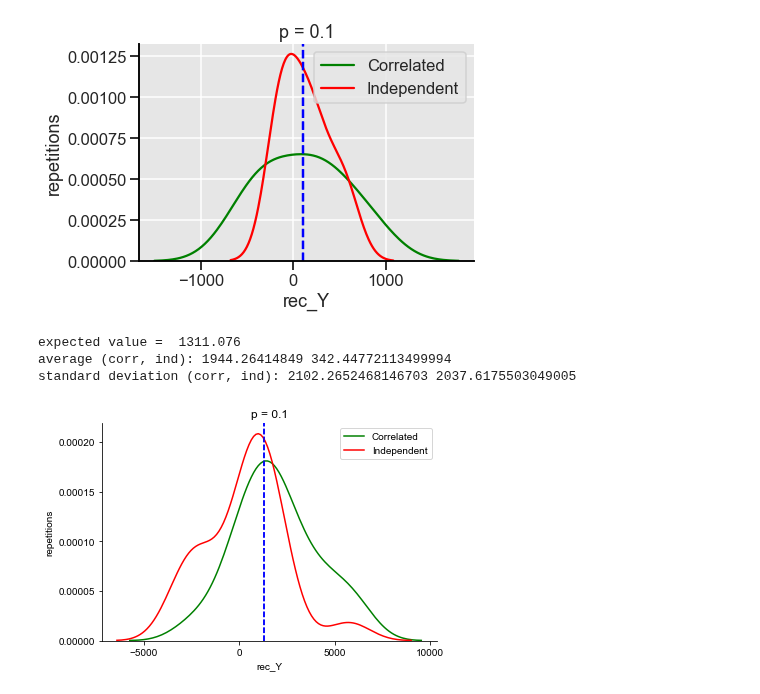
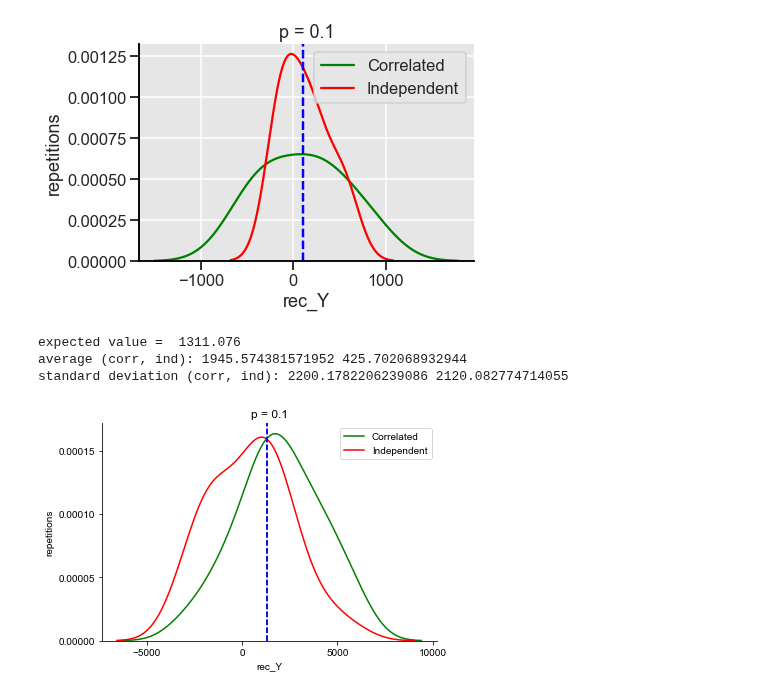
Before and after one commit to louishu17/tree_color_coding_task, a Jupyter notebook: Jupyter Vizualizations/sim2_viz.ipynb, the cells around one changed output. Cells and saved outputs as stored; diff of their text form; code cells hidden in the pictures.

```diff
--- a/Jupyter Vizualizations/sim2_viz.ipynb
+++ b/Jupyter Vizualizations/sim2_viz.ipynb
@@ -360,27 +360,27 @@ standard deviation (corr, ind): 454.82207215019133 253.9516415141518
 [figure]
 # %%
 #m, n, p, s, K
-#args2 = [20, 100, .1, 1, 4]
+#args2 = [40, 100, .1, 1, 4]
 exp = 1311.076
 plt.axvline(exp, 0,1, color='blue', linestyle = '--')
-rec_Y_corr = [3516.875, 2476.795, 1563.048, 4679.34, 4228.255, -682.899, 923.302, -2345.827, 5771.678, 1669.456, 1890.869, 2206.568, 314.305, 406.443, 534.876, 6150.866, 1166.572966, 2976.185403, 1784.949169, -346.3745682]
+rec_Y_corr = [3516.875, 2476.795, 1563.048, 4679.34, 4228.255, -682.899, 923.302, -2345.827, 5771.678, 1669.456, 1890.869, 2206.568, 314.305, 406.443, 534.876, 6150.866, 1166.572966, 2976.185403, 1784.949169, -346.3745682, 835.8793066273909, 1794.4848777614143, 5812.811900441823, 3329.6650792341666, 1747.7739752577302, 2592.8356153166433, 453.9993460972051, 3996.878065390287, 4641.698170544921, 4807.314934904274, 911.8757917525803, -1002.3403867452155, 2592.715889248897, 1443.2778963181186, -1459.1528188512514, -1036.1850453608247, 3351.229569955821, 4316.565492783501, 2895.9258615611166, -3089.561229160535]
 sns.kdeplot(rec_Y_corr, color='green', label='Correlated')
-rec_Y_ind = [805.214, 933.412, 780.02, 114.15, -3133.78, 708.638, -2917.677, 196.115, -1829.016, 5740.825, 1808.33,-2187.562, 522.908, 1392.25, 2044.859, 2086.144, 1211.165946, -833.0125753, -2158.145617, 1564.116669]
+rec_Y_ind = [805.214, 933.412, 780.02, 114.15, -3133.78, 708.638, -2917.677, 196.115, -1829.016, 5740.825, 1808.33,-2187.562, 522.908, 1392.25, 2044.859, 2086.144, 1211.165946, -833.0125753, -2158.145617, 1564.116669, -1955.829562002946, -3274.9213160530285, 4157.3171425625915, -1256.5515976435947, 764.9190680412377, -1604.0339799705375, -1015.0637240058865, -1403.3641837997052, 2782.2242512518396 -494.8936877761434, -827.2640957290156, 279.3004665684792, 4238.736156111922, 2062.4739891016206, 2537.6954936671546, -1879.5952067746687, -591.2760306332844, 1446.829220029455, 3027.00115935199, 2759.7227033873373]
 sns.kdeplot(rec_Y_ind, color='red', label="Independent").set(xlabel = 'rec_Y', ylabel = 'repetitions', title = 'p = 0.1')
 plt.legend()
 plt.axvline(exp, 0,1, color='blue', linestyle = '--')
 avg_corr = sum(rec_Y_corr) / len(rec_Y_corr)
 avg_ind = sum(rec_Y_ind) / len(rec_Y_ind)
 std_corr = np.std(rec_Y_corr)
 std_ind = np.std(rec_Y_ind)
 sns.set_style("darkgrid", {'ytick.left' : True, 'xtick.bottom': True, 'axes.spines.left': True, 'grid.color': '1', 'axes.edgecolor': '0', 'axes.spines.right': False, "axes.facecolor": ".9"})
 sns.set_context("talk")
 sns.despine(right = True, top=True)
 print('expected value = ', exp)
 print('average (corr, ind):', avg_corr, avg_ind)
 print('standard deviation (corr, ind):', std_corr, std_ind)
 # %% [output]
 expected value =  1311.076
-average (corr, ind): 1944.26414849 342.44772113499994
-standard deviation (corr, ind): 2102.2652468146703 2037.6175503049005
+average (corr, ind): 1945.574381571952 425.702068932944
+standard deviation (corr, ind): 2200.1782206239086 2120.082774714055
-[figure, old version]
+[figure, new version]
```
Also changed, not shown: parts of 1 cell of this notebook, 2 other files.
